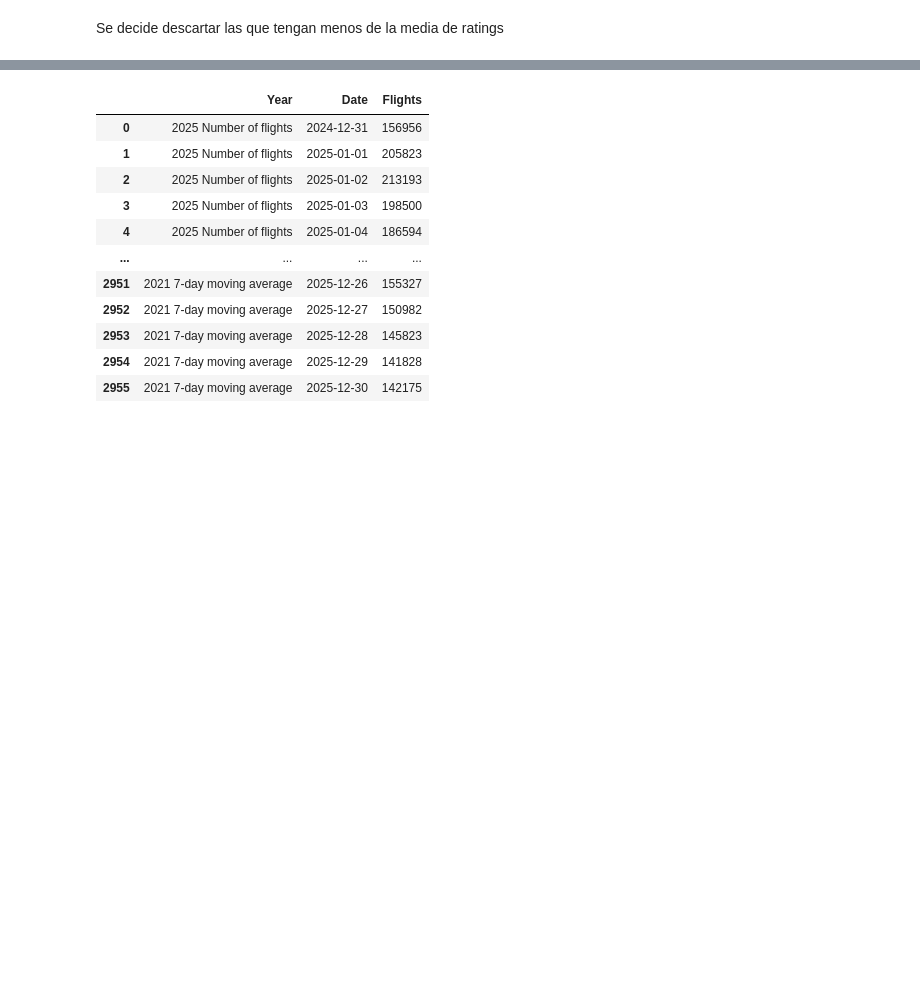
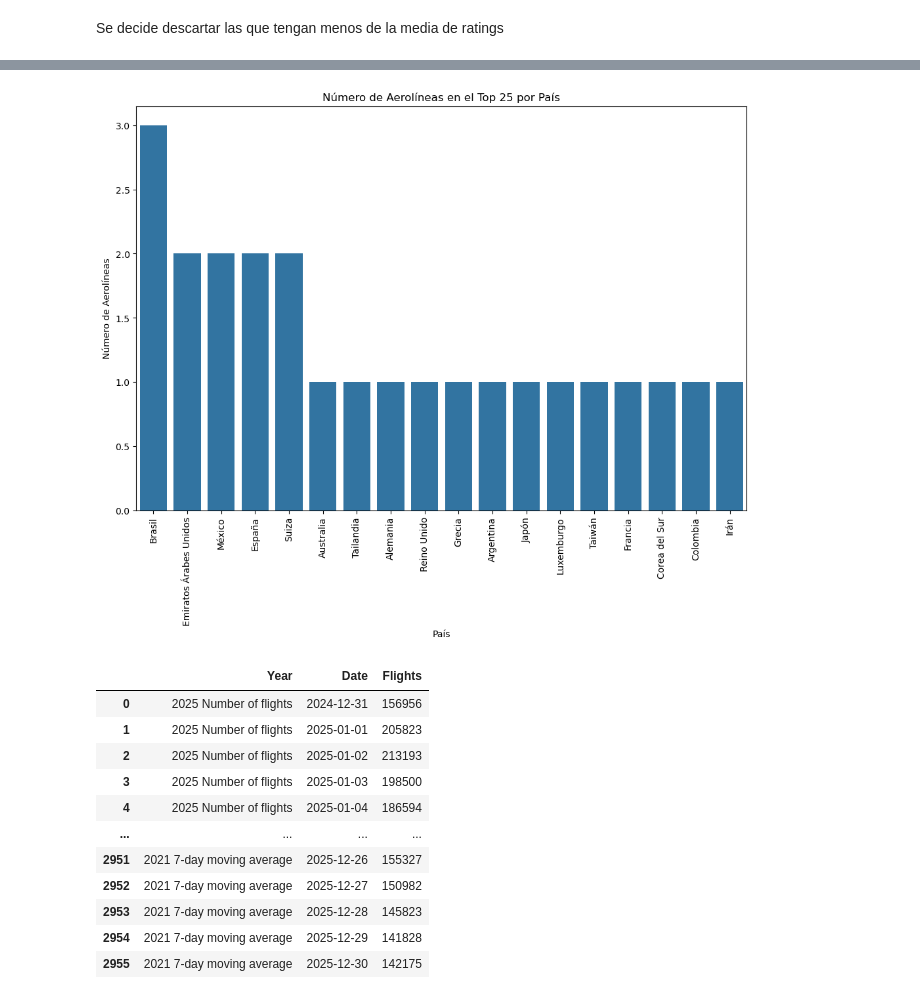
Before and after one commit to 2Dsa3/PROYECTO-1-LENGUAJES-DE-PROGRAMACI-N, a Jupyter notebook: Proyecto 2/EDA_rated_flights.ipynb, the cells around one changed output, grey strips where cells are left out. Drawn from its saved outputs; the diff is of its cells as text; code cells hidden in the pictures; blank space fills up the shorter version.

```diff
--- a/Proyecto 2/EDA_rated_flights.ipynb
+++ b/Proyecto 2/EDA_rated_flights.ipynb
@@ -196,3 +190,22 @@ Singapore Airlines                    24
+# %%
+# Obtener los países de las aerolíneas en top25AirlinesByOverallRating
+top25AirlinesByOverallRating['Country'] = top25AirlinesByOverallRating.index.map(df_Airlines.set_index('Airline')['Country'])
+
+top25AirlinesByOverallRating
+# Calcular el promedio de OverallRating por país
+country_avg_rating = top25AirlinesByOverallRating.groupby('Country').agg({'OverallRating': 'mean'}).sort_values(by='OverallRating', ascending=False)
+
+# Crear el gráfico de lollipop
+plt.figure(figsize=(12, 8))
+sns.countplot(data=top25AirlinesByOverallRating, x='Country', order=top25AirlinesByOverallRating['Country'].value_counts().index)
+plt.xticks(rotation=90)
+plt.title('Número de Aerolíneas en el Top 25 por País')
+plt.xlabel('País')
+plt.ylabel('Número de Aerolíneas')
+plt.grid(False)
+plt.show()
+# %% [output]
+[figure, added]
 # %%
 df_flights_all_years = pd.read_csv('flights_all_years.csv')
 
```
Also changed, not shown: parts of 5 cells of this notebook.
